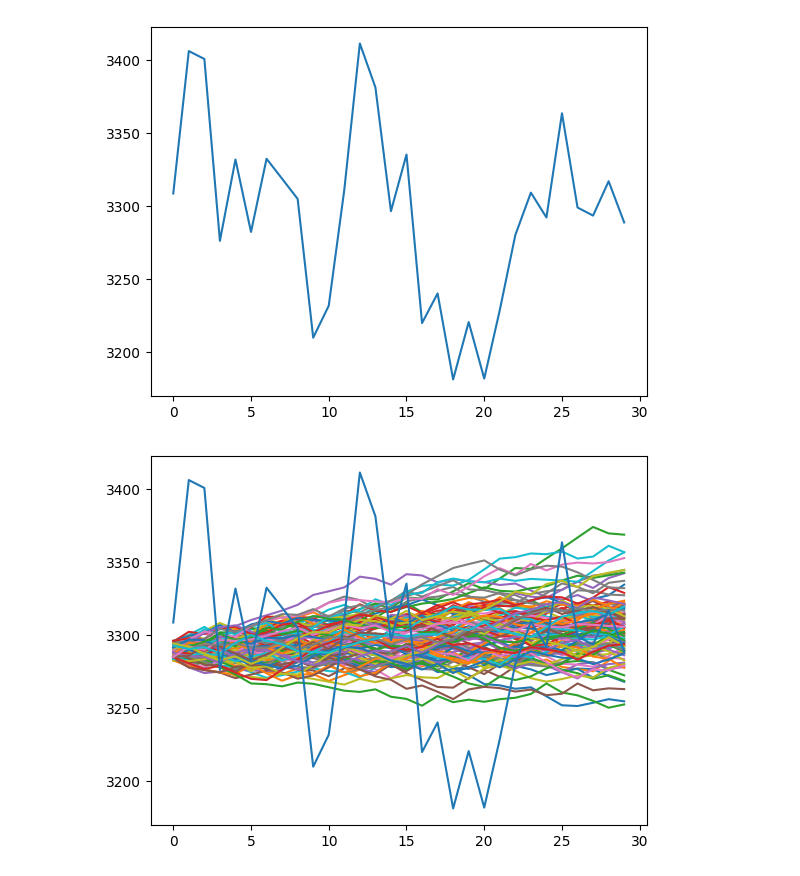
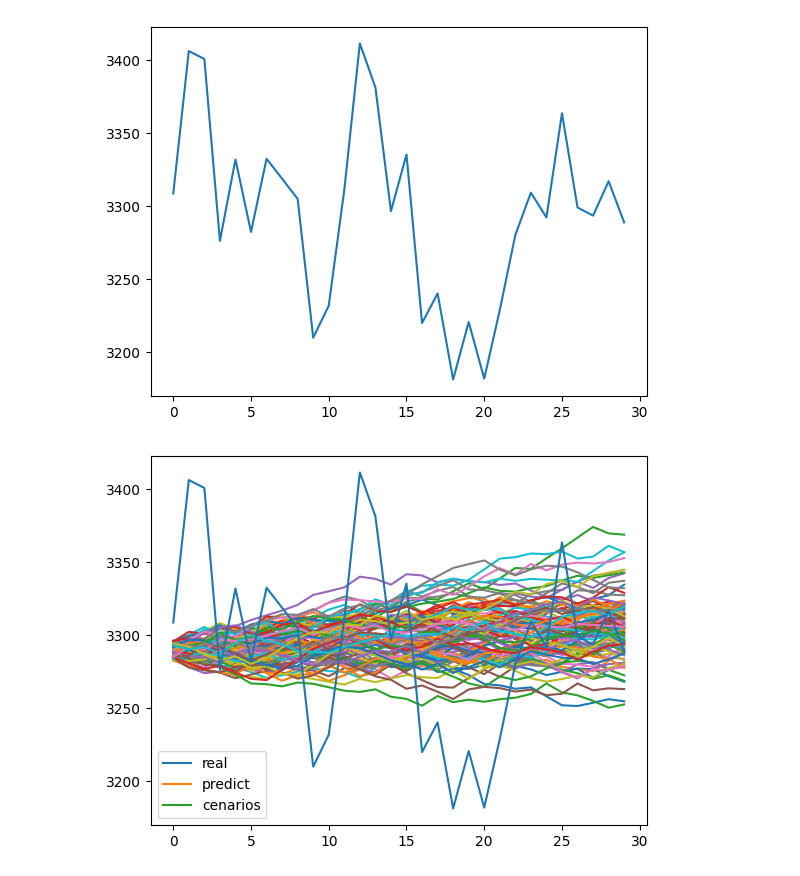
Before and after one commit to bahram3000/google_colab, a Jupyter notebook: auto_nn.ipynb, the cells around one changed output. Drawn from its saved outputs; the diff is of its cells as text; code cells hidden in the pictures.

```diff
--- a/auto_nn.ipynb
+++ b/auto_nn.ipynb
@@ -147,6 +147,7 @@ plt.plot(closes[-30:])
 # %%
 plt.plot(cenarios_end)
 plt.plot(closes[-30:])
+plt.legend(['real','predict','cenarios'])
 plt.show()
 # %% [output]
-[figure, old version]
+[figure, new version]
```
Also changed, not shown: parts of 7 cells of this notebook.
